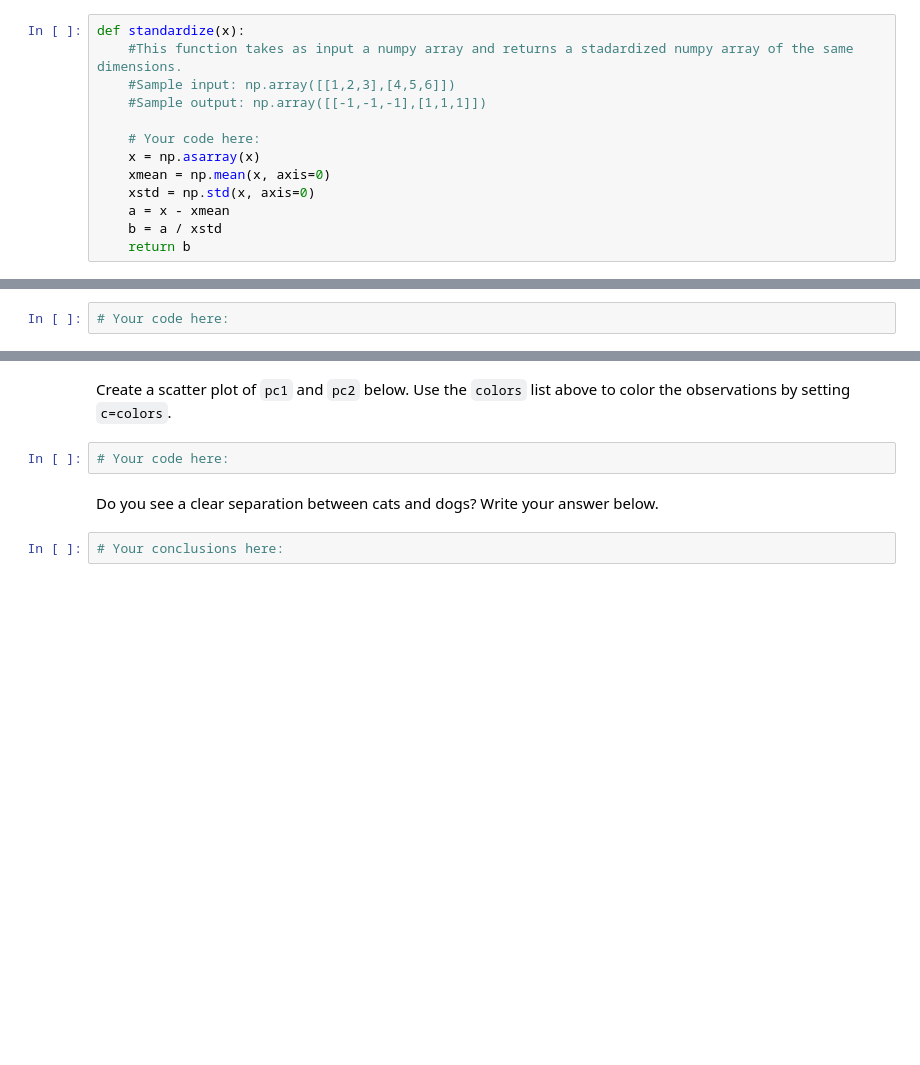
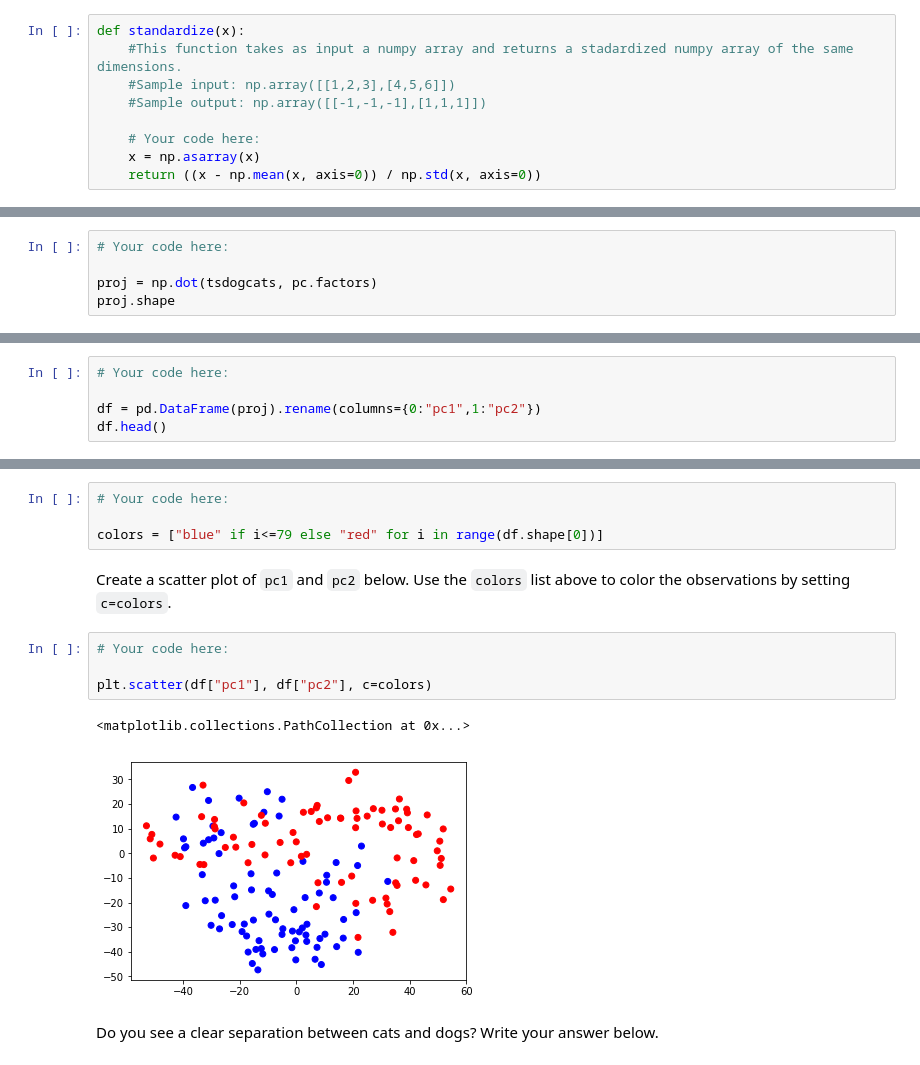
Before and after one commit to carlosmd14/datamad0119, a Jupyter notebook: module-2/lab-pca/your-code/main.ipynb, the cells around one changed output, grey strips where cells are left out. Saved outputs shown, nothing was run; the diff lists cells and outputs as text; blank space fills up the shorter version.

```diff
--- a/module-2/lab-pca/your-code/main.ipynb
+++ b/module-2/lab-pca/your-code/main.ipynb
@@ -75,11 +75,7 @@ def standardize(x):
 
     # Your code here:
     x = np.asarray(x)
-    xmean = np.mean(x, axis=0)
-    xstd = np.std(x, axis=0)
-    a = x - xmean
-    b = a / xstd
-    return b
+    return ((x - np.mean(x, axis=0)) / np.std(x, axis=0))
 # %% [markdown]
 Now, use the `np.concatenate` function to combine the cats and dogs arrays. Use `axis=1` to combine the two correctly. Make sure to put dogs first.
 # %%
@@ -116,3 +131,6 @@ tsdogcats = np.transpose(sdogcats)
 Find the dot product of the transposed standardized pet matrix and the `factors` of the `PCA` model found above. This will be the projection onto 2 dimensions. This means that each cat and dog image will now only have two columns instead of 4096.
 # %%
 # Your code here:
+
+proj = np.dot(tsdogcats, pc.factors)
+proj.shape
@@ -126,0 +145,5 @@ In the cell below, turn the two dimensional projection into a pandas dataframe a
+# %%
+# Your code here:
+
+df = pd.DataFrame(proj).rename(columns={0:"pc1",1:"pc2"})
+df.head()
@@ -131,8 +159,15 @@ Create a labels list. This list will be of size 160. The first 80 elements in th
+# %%
+# Your code here:
+
+colors = ["blue" if i<=79 else "red" for i in range(df.shape[0])]
 # %% [markdown]
 Create a scatter plot of `pc1` and `pc2` below. Use the `colors` list above to color the observations by setting `c=colors`.
 # %%
 # Your code here:
+
+plt.scatter(df["pc1"], df["pc2"], c=colors)
+# %% [output]
+<matplotlib.collections.PathCollection at 0x...>
+[figure, added]
 # %% [markdown]
 Do you see a clear separation between cats and dogs? Write your answer below.
-# %%
-# Your conclusions here:
```
Also changed, not shown: parts of 7 cells of this notebook.
